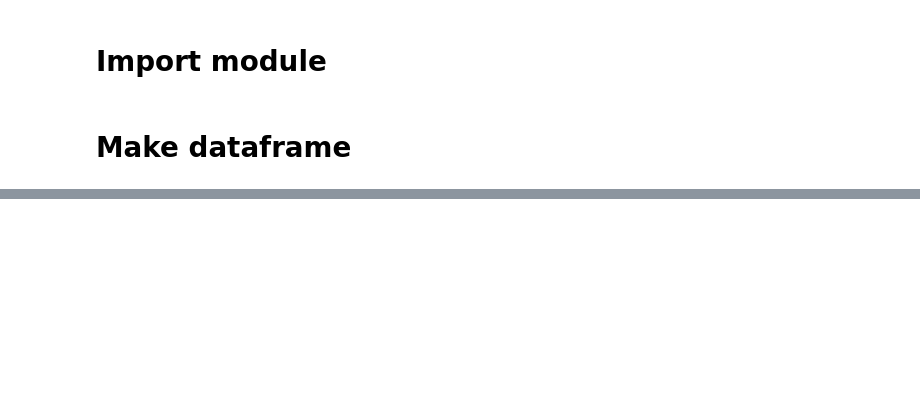
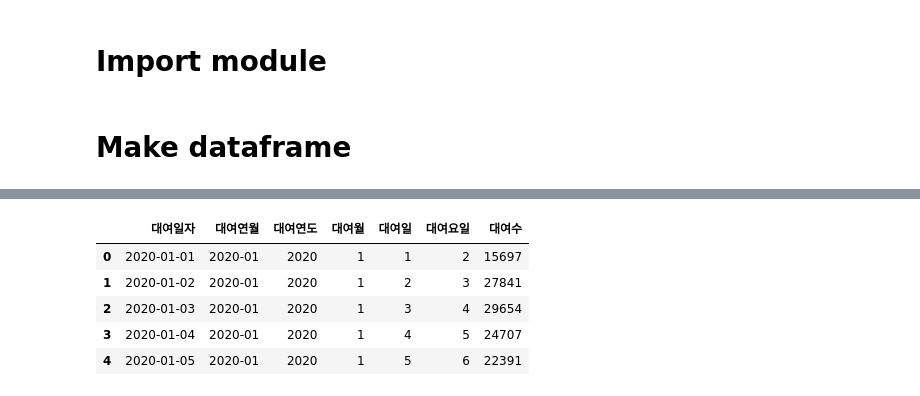
Before and after one commit to dhcryan/ddareung, a Jupyter notebook: main.ipynb, the cells around one changed output, grey strips where cells are left out. Cells and saved outputs as stored; diff of their text form; code cells hidden in the pictures; blank space fills up the shorter version.

```diff
--- a/main.ipynb
+++ b/main.ipynb
@@ -45,0 +123,12 @@ df[4].head()
+# %%
+df_rent = pd.DataFrame(df_rent_group).reset_index()
+df_rent.columns = ["대여일자", "대여연월", "대여연도",
+                   "대여월", "대여일", "대여요일", "대여수"]
+df_rent.head()
+# %% [output]
+|  | 대여일자 | 대여연월 | 대여연도 | 대여월 | 대여일 | 대여요일 | 대여수 |
+| 0 | 2020-01-01 | 2020-01 | 2020 | 1 | 1 | 2 | 15697 |
+| 1 | 2020-01-02 | 2020-01 | 2020 | 1 | 2 | 3 | 27841 |
+| 2 | 2020-01-03 | 2020-01 | 2020 | 1 | 3 | 4 | 29654 |
+| 3 | 2020-01-04 | 2020-01 | 2020 | 1 | 4 | 5 | 24707 |
+| 4 | 2020-01-05 | 2020-01 | 2020 | 1 | 5 | 6 | 22391 |
```
Also changed, not shown: parts of 15 cells of this notebook, 2 other files.
